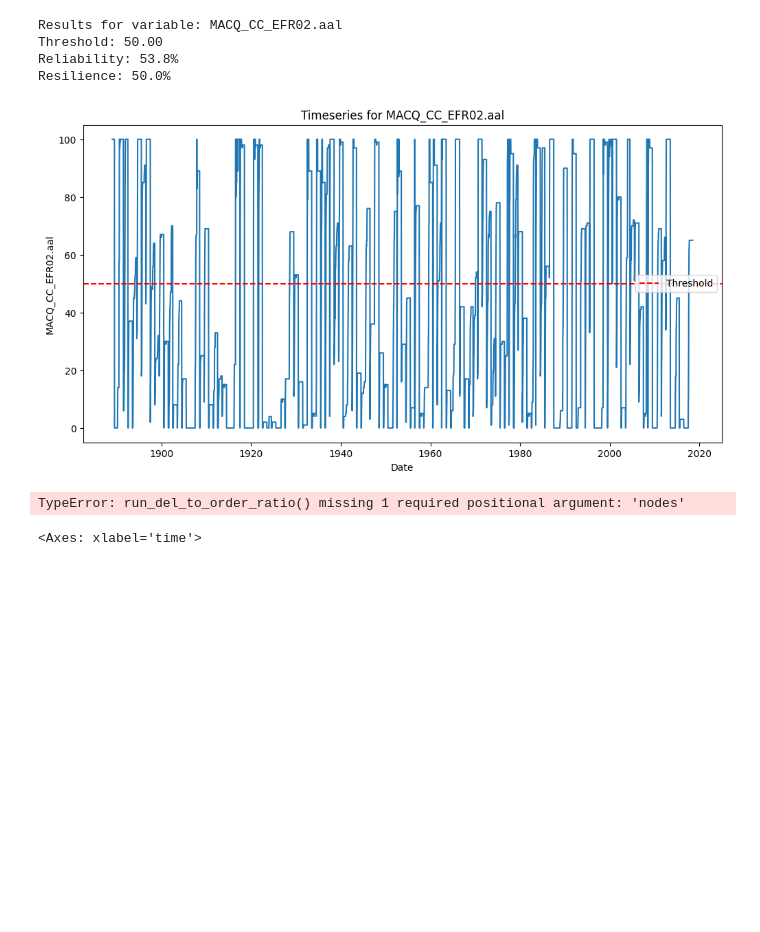
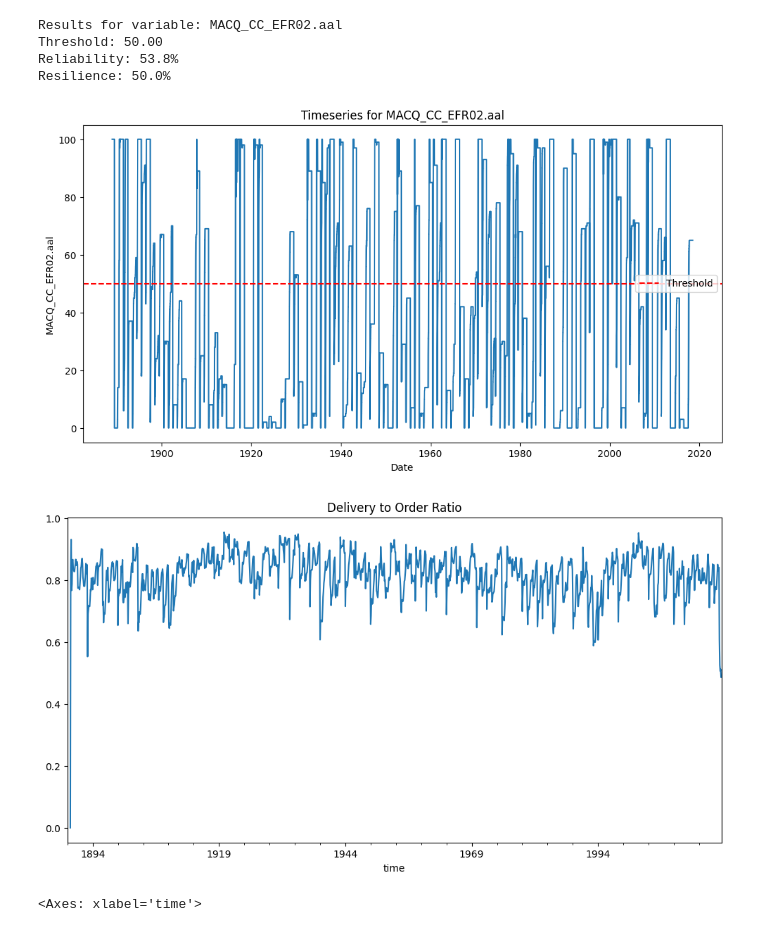
Before and after one commit to ashkanshokri/werp_package, a Jupyter notebook: examples/demo.ipynb, the cells around one changed output. Saved outputs shown, nothing was run; the diff lists cells and outputs as text; code cells hidden in the pictures; blank space fills up the shorter version.

```diff
--- a/examples/demo.ipynb
+++ b/examples/demo.ipynb
@@ -47,38 +47,40 @@ def run_del_to_order_ratio(base_path):
     """
     Calculate and display the Delivery to Order Ratio for specified nodes.
 
     Parameters
     ----------
     file_path : str
         Path to the NetCDF file for irrigation demand
     nodes : list
         List of node IDs to include in the calculation
     """
     irrigation_file_path = Path(base_path) / 'Irrigation Demand.nc'
     NODES_8_2 = [209, 222, 233, 245, 826, 373, 836, 326, 57,
                 374, 375, 376, 848, 377, 336, 313, 350, 337]
     reader = NetCDFReader(irrigation_file_path)
     df = reader.get_timeseries(['On Alloc div.', 'Orders']).sel(node=NODES_8_2).sum(dim='node').to_dataframe()
     del_to_order_ratio = DeliberyToOrderRatio(df)
     ratio = del_to_order_ratio.cal_del_to_order_ratio()
-    print(ratio)
+    plt.figure(figsize=(12, 6))
+    ratio.plot()
+    plt.title('Delivery to Order Ratio')
 
 if __name__ == '__main__':
     # Example usage for resilience metrics
-    bp = Path('P:/work/sho108/werp/results/result_jul2024/stochastic/MACQ_CC_EFR/licvolfactor_1_0/r1_0_e1_0/0')
-
+    #bp = Path('P:/work/sho108/werp/results/result_jul2024/stochastic/MACQ_CC_EFR/licvolfactor_1_0/r1_0_e1_0/0')
+    import werp_package
+    bp = Path(werp_package.__file__).parent.parent/'data'
     variable_name = 'MACQ_CC_EFR02.aal'  # Example variable
     threshold = 50  # Set appropriate threshold
-
     run_resilience_metrics(bp, variable_name, threshold)
     run_del_to_order_ratio(bp)
 # %% [output]
 Results for variable: MACQ_CC_EFR02.aal
 Threshold: 50.00
 Reliability: 53.8%
 Resilience: 50.0%
 [figure]
-TypeError: run_del_to_order_ratio() missing 1 required positional argument: 'nodes'
+[figure, added]
 # %%
 # %% [output]
 <Axes: xlabel='time'>
```
